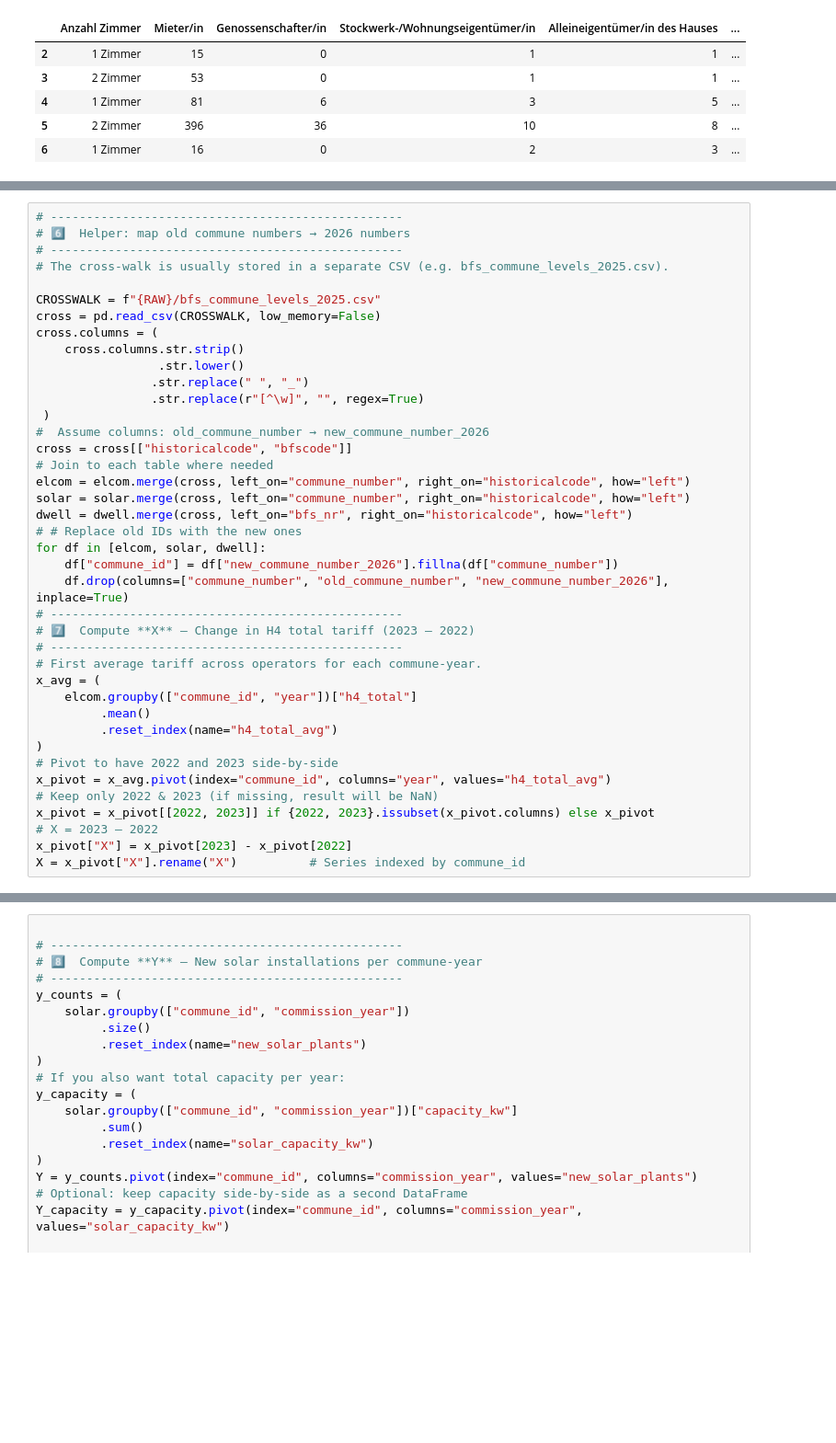
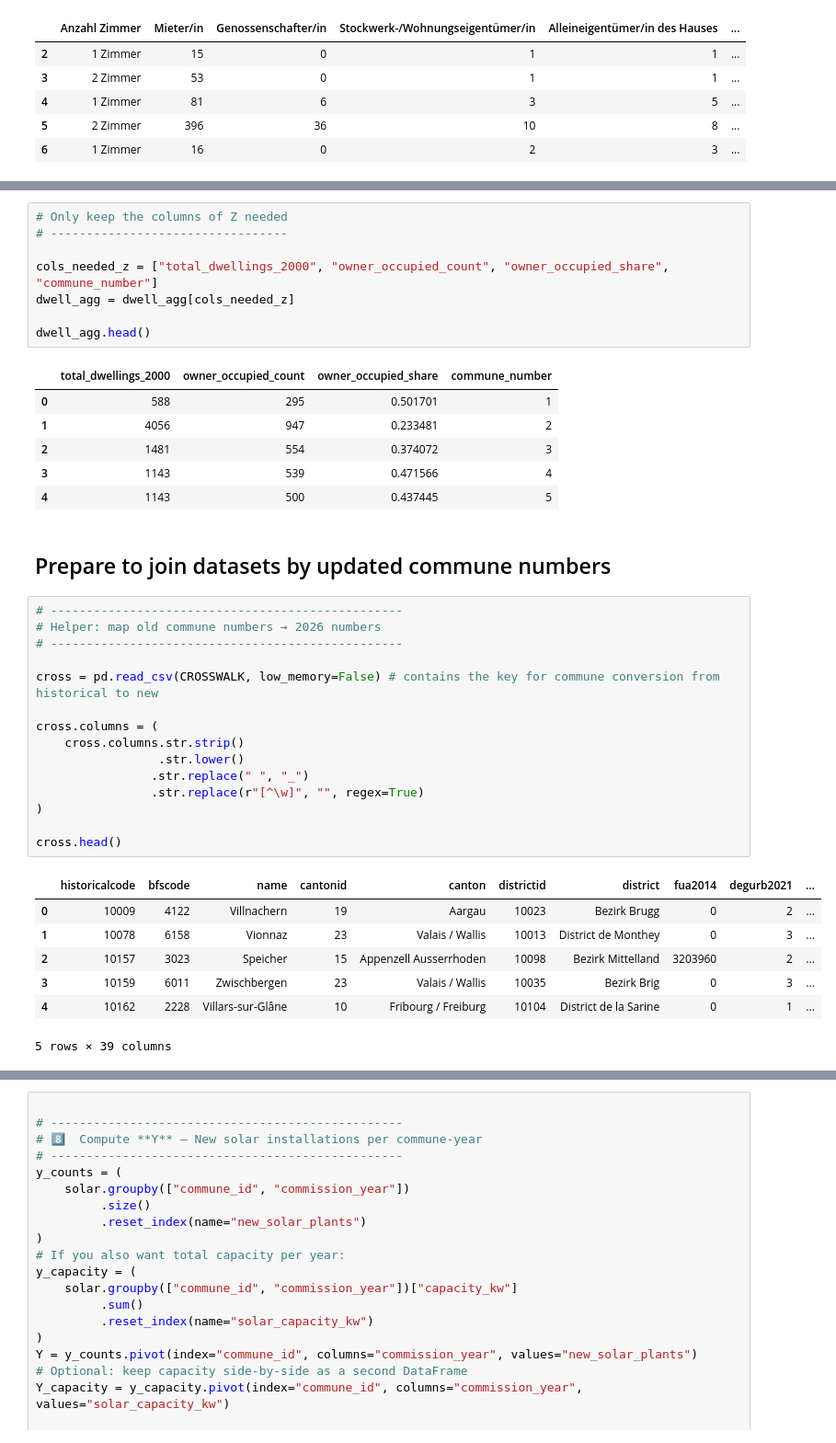
Before and after one commit to marierobillon/DS_causal_inf_for_sustainability_teamwork, a Jupyter notebook: main.ipynb, the cells around one changed output, grey strips where cells are left out. Shown at 92% size. Saved outputs shown, nothing was run; the diff lists cells and outputs as text; blank space fills up the shorter version.

Commit message:
preping to merge by commune

```diff
--- a/main.ipynb
+++ b/main.ipynb
@@ -201,40 +219,40 @@ Z = dwell.set_index("commune_id")["Z"]
+# %%
+# Only keep the columns of Z needed
+# ---------------------------------
+
+cols_needed_z = ["total_dwellings_2000", "owner_occupied_count", "owner_occupied_share", "commune_number"]
+dwell_agg = dwell_agg[cols_needed_z]
+
+dwell_agg.head()
+# %% [output]
+|  | total_dwellings_2000 | owner_occupied_count | owner_occupied_share | commune_number |
+| 0 | 588 | 295 | 0.501701 | 1 |
+| 1 | 4056 | 947 | 0.233481 | 2 |
+| 2 | 1481 | 554 | 0.374072 | 3 |
+| 3 | 1143 | 539 | 0.471566 | 4 |
+| 4 | 1143 | 500 | 0.437445 | 5 |
+# %% [markdown]
+## Prepare to join datasets by updated commune numbers
 # %%
 # -------------------------------------------------
-# 6️⃣  Helper: map old commune numbers → 2026 numbers
+# Helper: map old commune numbers → 2026 numbers
 # -------------------------------------------------
-# The cross‑walk is usually stored in a separate CSV (e.g. bfs_commune_levels_2025.csv).
 
-CROSSWALK = f"{RAW}/bfs_commune_levels_2025.csv"
-cross = pd.read_csv(CROSSWALK, low_memory=False)
+cross = pd.read_csv(CROSSWALK, low_memory=False) # contains the key for commune conversion from historical to new
+
 cross.columns = (
     cross.columns.str.strip()
                  .str.lower()
                 .str.replace(" ", "_")
                 .str.replace(r"[^\w]", "", regex=True)
- )
-#  Assume columns: old_commune_number → new_commune_number_2026
-cross = cross[["historicalcode", "bfscode"]]
-# Join to each table where needed
-elcom = elcom.merge(cross, left_on="commune_number", right_on="historicalcode", how="left")
-solar = solar.merge(cross, left_on="commune_number", right_on="historicalcode", how="left")
-dwell = dwell.merge(cross, left_on="bfs_nr", right_on="historicalcode", how="left")
-# # Replace old IDs with the new ones
-for df in [elcom, solar, dwell]:
-    df["commune_id"] = df["new_commune_number_2026"].fillna(df["commune_number"])
-    df.drop(columns=["commune_number", "old_commune_number", "new_commune_number_2026"], inplace=True)
-# -------------------------------------------------
-# 7️⃣  Compute **X** – Change in H4 total tariff (2023 – 2022)
-# -------------------------------------------------
-# First average tariff across operators for each commune‑year.
-x_avg = (
-    elcom.groupby(["commune_id", "year"])["h4_total"]
-         .mean()
-         .reset_index(name="h4_total_avg")
 )
-# Pivot to have 2022 and 2023 side‑by‑side
-x_pivot = x_avg.pivot(index="commune_id", columns="year", values="h4_total_avg")
-# Keep only 2022 & 2023 (if missing, result will be NaN)
-x_pivot = x_pivot[[2022, 2023]] if {2022, 2023}.issubset(x_pivot.columns) else x_pivot
-# X = 2023 – 2022
-x_pivot["X"] = x_pivot[2023] - x_pivot[2022]
-X = x_pivot["X"].rename("X")          # Series indexed by commune_id
+
+cross.head()
+# %% [output]
+|  | historicalcode | bfscode | name | cantonid | canton | districtid | district | fua2014 | degurb2021 | ... |
+| 0 | 10009 | 4122 | Villnachern | 19 | Aargau | 10023 | Bezirk Brugg | 0 | 2 | ... |
+| 1 | 10078 | 6158 | Vionnaz | 23 | Valais / Wallis | 10013 | District de Monthey | 0 | 3 | ... |
+| 2 | 10157 | 3023 | Speicher | 15 | Appenzell Ausserrhoden | 10098 | Bezirk Mittelland | 3203960 | 2 | ... |
+| 3 | 10159 | 6011 | Zwischbergen | 23 | Valais / Wallis | 10035 | Bezirk Brig | 0 | 3 | ... |
+| 4 | 10162 | 2228 | Villars-sur-Glâne | 10 | Fribourg / Freiburg | 10104 | District de la Sarine | 0 | 1 | ... |
+5 rows × 39 columns
```
Also changed, not shown: parts of 16 cells of this notebook.
